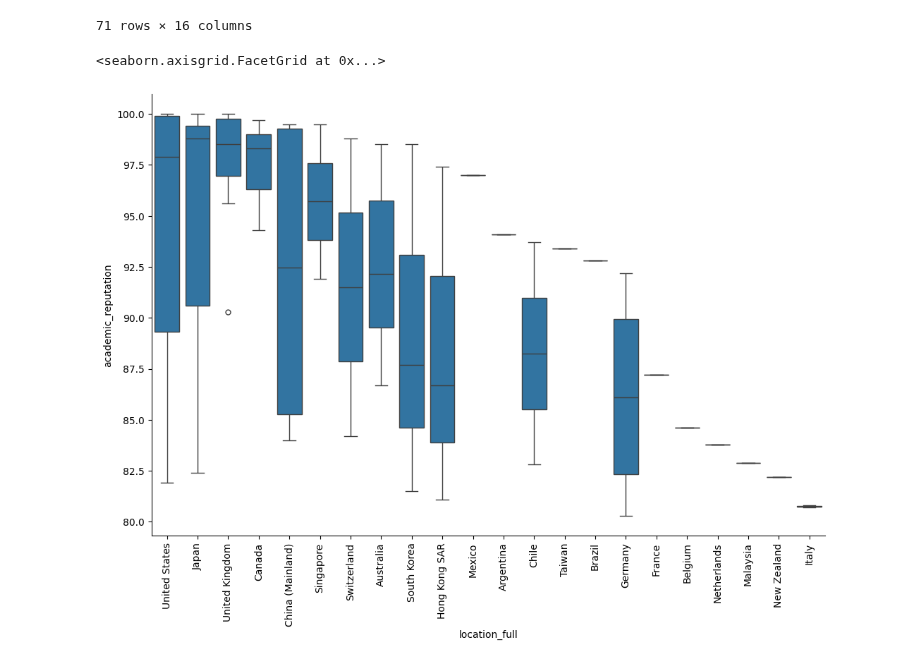
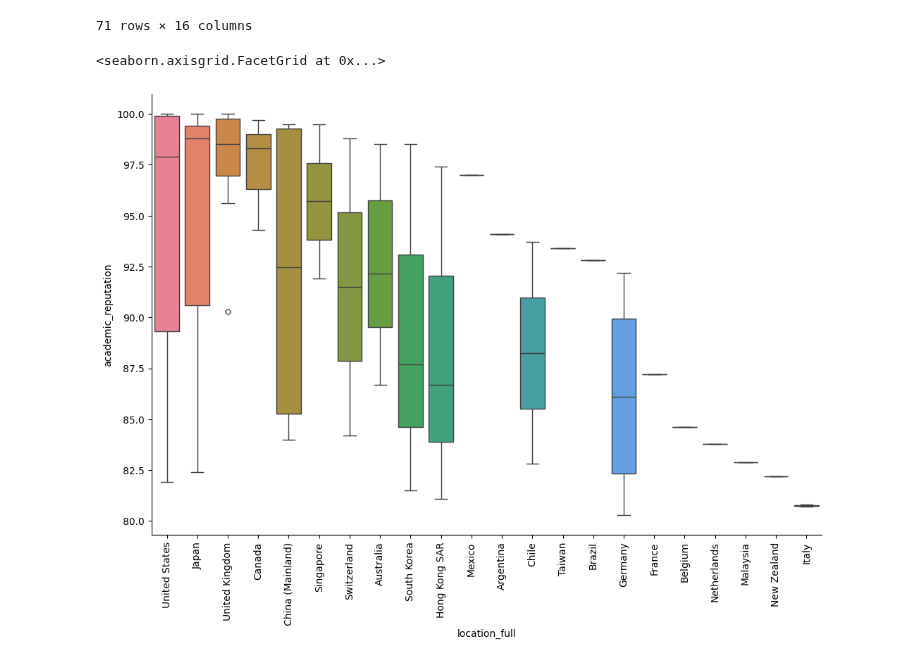
Before and after one commit to thezachdrake/UMD-INST760-Summer2024, a Jupyter notebook: notebooks/Murano-Notebook.ipynb, the cells around one changed output. Drawn from its saved outputs; the diff is of its cells as text; code cells hidden in the pictures.

```diff
--- a/notebooks/Murano-Notebook.ipynb
+++ b/notebooks/Murano-Notebook.ipynb
@@ -50,9 +51,9 @@ df_acarep
 71 rows × 16 columns
 # %%
 df_acarep['location_full'].nunique()
-box_acarep=sns.catplot(x="location_full", y="academic_reputation", data=df_acarep, kind="box", height=7, aspect=1.5, col_order=df_acarep['academic_reputation'].sort_values())
+box_acarep=sns.catplot(x="location_full", y="academic_reputation", data=df_acarep, kind="box", height=7, aspect=1.5, col_order=df_acarep['academic_reputation'].sort_values(), hue="location_full")
 plt.xticks(rotation=90)
 box_acarep
 # %% [output]
 <seaborn.axisgrid.FacetGrid at 0x...>
-[figure, old version]
+[figure, new version]
```
Also changed, not shown: parts of 6 cells of this notebook.
